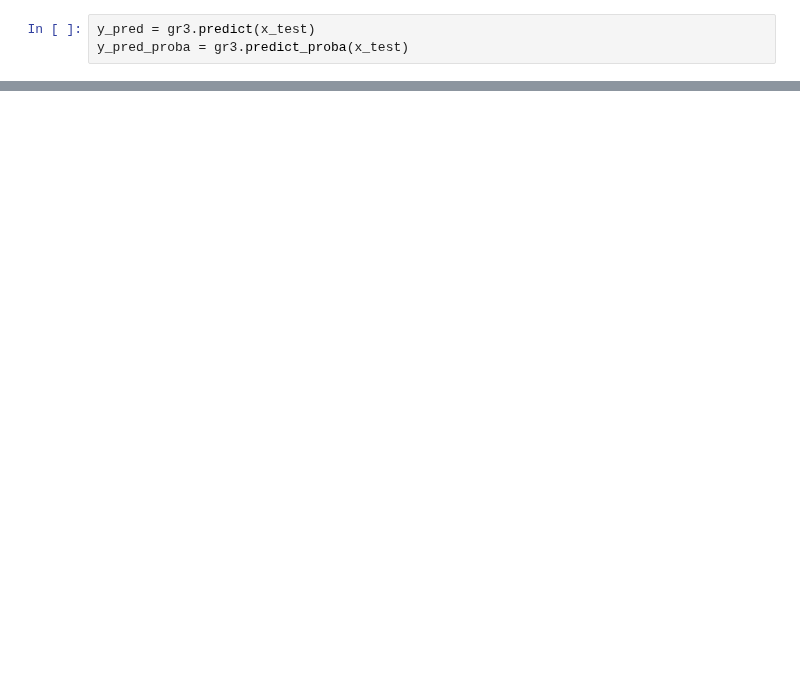
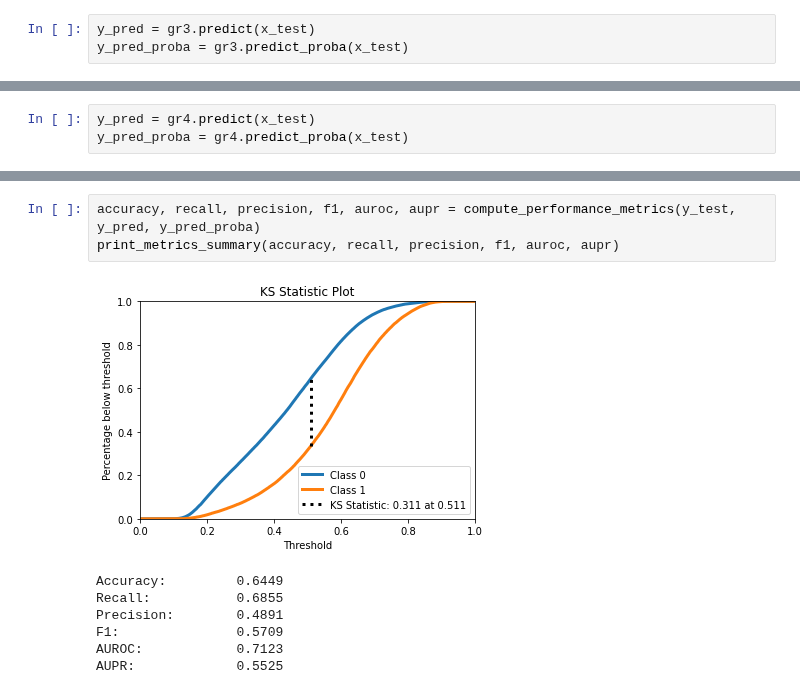
Before and after one commit to rafaelmotaalves/neural-networks, a Jupyter notebook: trn/gradient.ipynb, the cells around one changed output, grey strips where cells are left out. Drawn from its saved outputs; the diff is of its cells as text; blank space fills up the shorter version.

```diff
--- a/trn/gradient.ipynb
+++ b/trn/gradient.ipynb
@@ -101,0 +121,3 @@ print_metrics_summary(accuracy, recall, precision, f1, auroc, aupr)
+# %%
+y_pred = gr4.predict(x_test)
+y_pred_proba = gr4.predict_proba(x_test)
@@ -101,0 +129,11 @@ print_metrics_summary(accuracy, recall, precision, f1, auroc, aupr)
+# %%
+accuracy, recall, precision, f1, auroc, aupr = compute_performance_metrics(y_test, y_pred, y_pred_proba)
+print_metrics_summary(accuracy, recall, precision, f1, auroc, aupr)
+# %% [output]
+[figure, added]
+Accuracy:         0.6449
+Recall:           0.6855
+Precision:        0.4891
+F1:               0.5709
+AUROC:            0.7123
+AUPR:             0.5525
```
Also changed, not shown: parts of 6 cells of this notebook.
